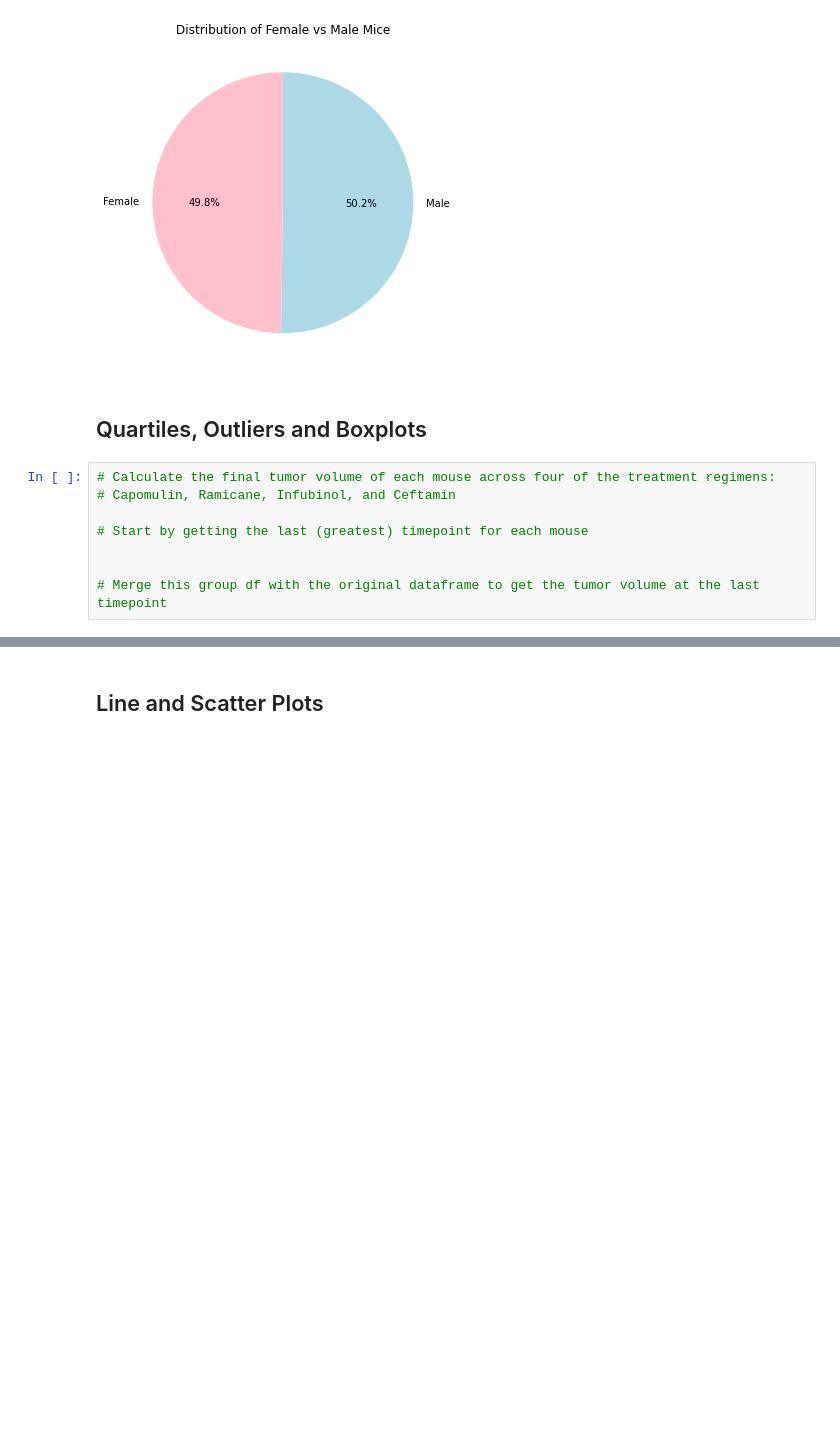
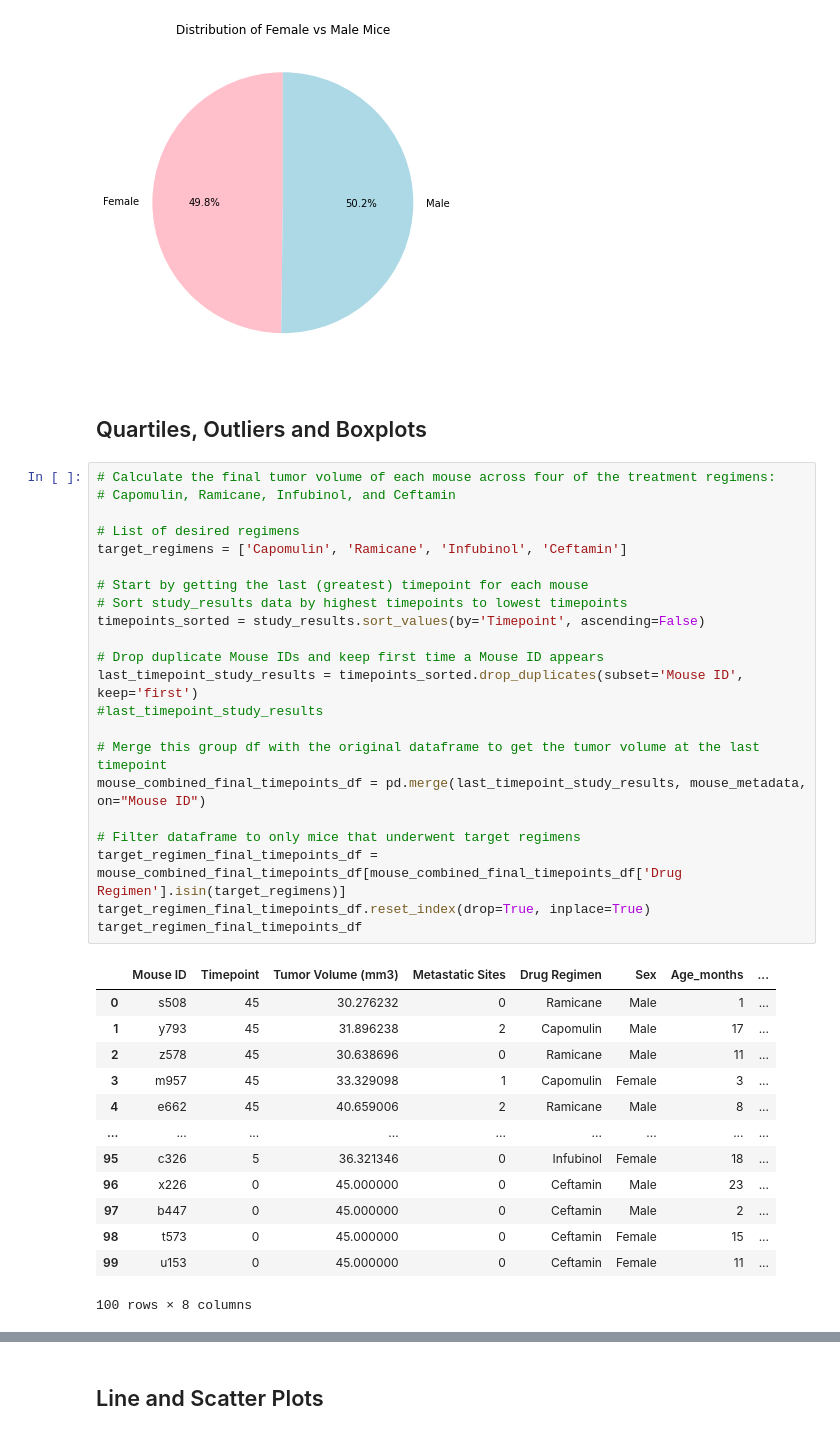
Before and after one commit to normanchan19/matplotlib-challenge, a Jupyter notebook: Pymaceuticals/pymaceuticals_starter.ipynb, the cells around one changed output, grey strips where cells are left out. Cells and saved outputs as stored; diff of their text form; blank space fills up the shorter version.

```diff
--- a/Pymaceuticals/pymaceuticals_starter.ipynb
+++ b/Pymaceuticals/pymaceuticals_starter.ipynb
@@ -232,8 +232,36 @@ Text(0.5, 1.0, 'Distribution of Female vs Male Mice')
 # %%
 # Calculate the final tumor volume of each mouse across four of the treatment regimens:
 # Capomulin, Ramicane, Infubinol, and Ceftamin
 
+# List of desired regimens
+target_regimens = ['Capomulin', 'Ramicane', 'Infubinol', 'Ceftamin']
+
 # Start by getting the last (greatest) timepoint for each mouse
+# Sort study_results data by highest timepoints to lowest timepoints
+timepoints_sorted = study_results.sort_values(by='Timepoint', ascending=False)
 
+# Drop duplicate Mouse IDs and keep first time a Mouse ID appears
+last_timepoint_study_results = timepoints_sorted.drop_duplicates(subset='Mouse ID', keep='first')
+#last_timepoint_study_results
 
 # Merge this group df with the original dataframe to get the tumor volume at the last timepoint
+mouse_combined_final_timepoints_df = pd.merge(last_timepoint_study_results, mouse_metadata, on="Mouse ID")
+
+# Filter dataframe to only mice that underwent target regimens
+target_regimen_final_timepoints_df = mouse_combined_final_timepoints_df[mouse_combined_final_timepoints_df['Drug Regimen'].isin(target_regimens)]
+target_regimen_final_timepoints_df.reset_index(drop=True, inplace=True)
+target_regimen_final_timepoints_df
+# %% [output]
+|  | Mouse ID | Timepoint | Tumor Volume (mm3) | Metastatic Sites | Drug Regimen | Sex | Age_months | ... |
+| 0 | s508 | 45 | 30.276232 | 0 | Ramicane | Male | 1 | ... |
+| 1 | y793 | 45 | 31.896238 | 2 | Capomulin | Male | 17 | ... |
+| 2 | z578 | 45 | 30.638696 | 0 | Ramicane | Male | 11 | ... |
+| 3 | m957 | 45 | 33.329098 | 1 | Capomulin | Female | 3 | ... |
+| 4 | e662 | 45 | 40.659006 | 2 | Ramicane | Male | 8 | ... |
+| ... | ... | ... | ... | ... | ... | ... | ... | ... |
+| 95 | c326 | 5 | 36.321346 | 0 | Infubinol | Female | 18 | ... |
+| 96 | x226 | 0 | 45.000000 | 0 | Ceftamin | Male | 23 | ... |
+| 97 | b447 | 0 | 45.000000 | 0 | Ceftamin | Male | 2 | ... |
+| 98 | t573 | 0 | 45.000000 | 0 | Ceftamin | Female | 15 | ... |
+| 99 | u153 | 0 | 45.000000 | 0 | Ceftamin | Female | 11 | ... |
+100 rows × 8 columns
```
Also changed, not shown: parts of 7 cells of this notebook.
